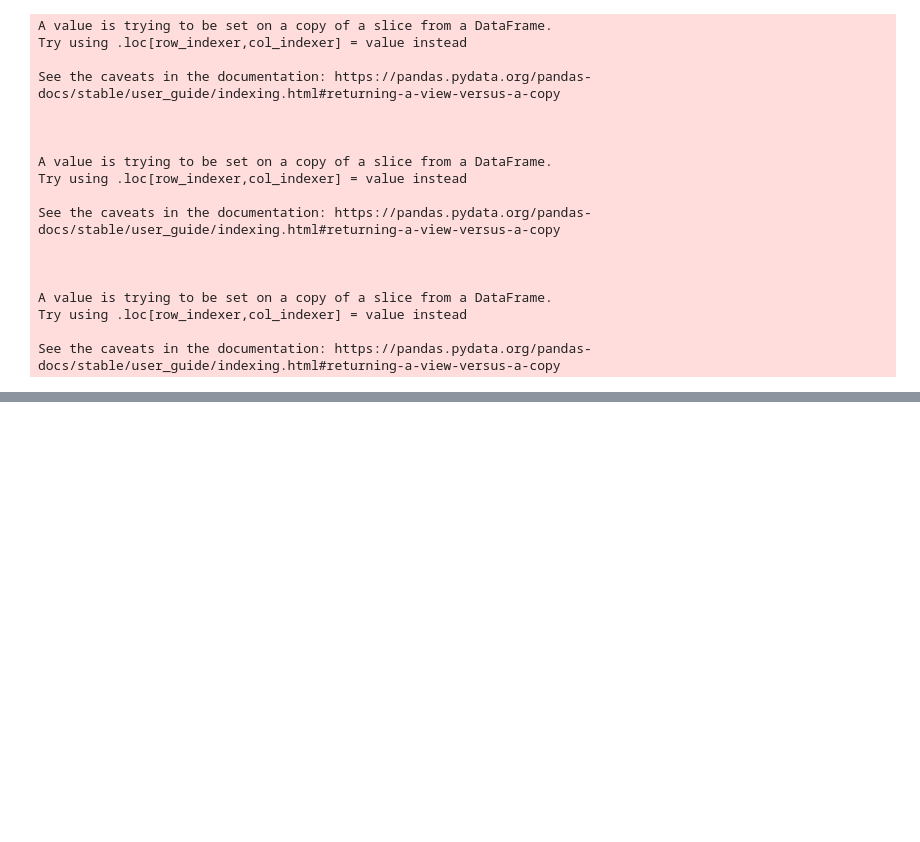
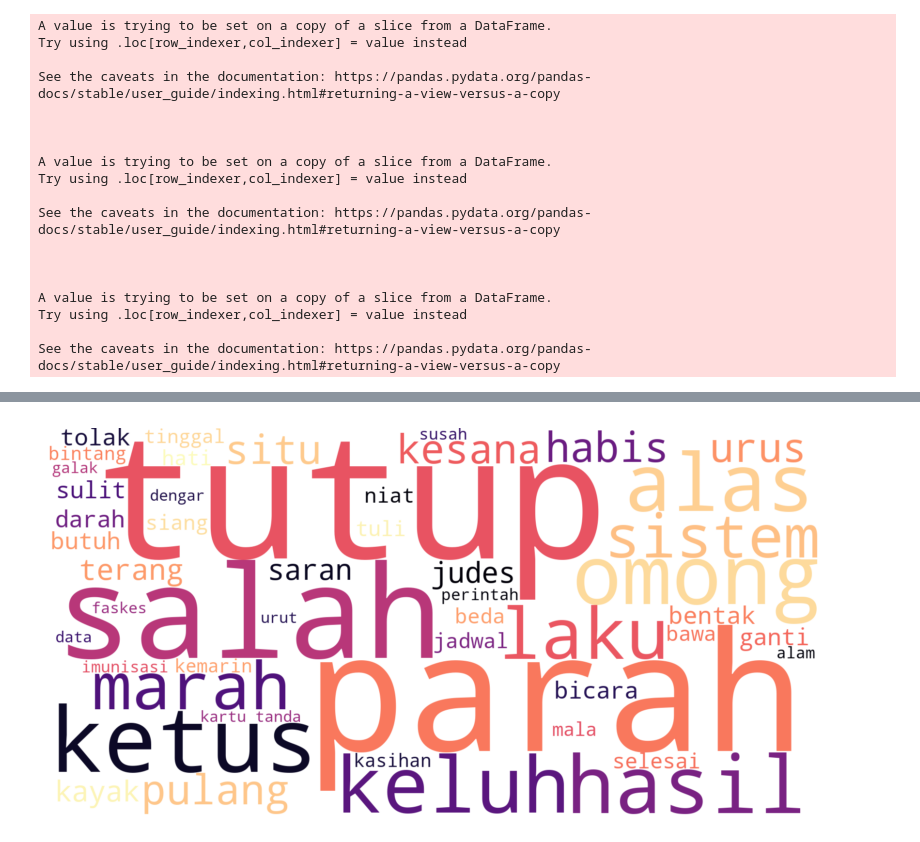
Before and after one commit to elskow/PuskesmasSbyAnalysis, a Jupyter notebook: 3-data analysis.ipynb, the cells around one changed output, grey strips where cells are left out. Cells and saved outputs as stored; diff of their text form; code cells hidden in the pictures; blank space fills up the shorter version.

```diff
--- a/3-data analysis.ipynb
+++ b/3-data analysis.ipynb
@@ -306,0 +367,11 @@ See the caveats in the documentation: https://pandas.pydata.org/pandas-docs/stab
+# %%
+# show top 5 words and sample reviews that contain the word with minimum 20 characters that are positive
+top_5_words = pd.Series(filtered_positive_reviews.split()).value_counts().head(10).index
+
+for word in top_5_words:
+    print(f"Word: {word}")
+    sample_reviews = predicted_data_puskesmas[predicted_data_puskesmas['cleaned_review_text'].str.contains(word) & (predicted_data_puskesmas['is_positive'] == 1) & (predicted_data_puskesmas['cleaned_review_text'].str.len() > 50)]
+    for idx, review in sample_reviews.sample(5)['review_text'].items():
+        print(f'{idx}: {review}')
+
+    print()
@@ -306,0 +396,47 @@ See the caveats in the documentation: https://pandas.pydata.org/pandas-docs/stab
+# %%
+from sklearn.feature_extraction.text import TfidfVectorizer
+import numpy as np
+from wordcloud import WordCloud
+import matplotlib.pyplot as plt
+
+all_reviews = predicted_data_puskesmas["cleaned_review_text"]
+
+vectorizer = TfidfVectorizer(stop_words='english', max_features=10000)
+
+tfidf_matrix = vectorizer.fit_transform(all_reviews)
+
+word_scores = np.sum(tfidf_matrix, axis=0)
+
+features = vectorizer.get_feature_names_out()
+scores = word_scores.A1
+word_score_dict = dict(zip(features, scores))
+
+sorted_words = sorted(word_score_dict.items(), key=lambda x: x[1], reverse=True)
+
+negative_reviews = ' '.join(predicted_data_puskesmas[predicted_data_puskesmas['is_positive'] == 0]['cleaned_review_text'])
+
+N = 100
+common_words = set([word for word, score in sorted_words[:N]])
+
+filtered_negative_reviews = ' '.join([word for word in negative_reviews.split() if word not in common_words])
+filtered_negative_reviews = ' '.join([word for word in filtered_negative_reviews.split() if word not in detail_puskesmas['puskesmas_name'].str.lower().str.split().str[1].values])
+
+stop_words = ["bu", "sih", "maaf", "oke", "ya", "aja", "udah", "ok", "suka", "pas", "sukses", "nyata", "ala", "tua", "jelek", "lihat", "nama", "eh"]
+
+filtered_negative_reviews = ' '.join([word for word in filtered_negative_reviews.split() if word not in stop_words])
+
+wordcloud = WordCloud(
+    width=1600,
+    height=800,
+    background_color="white",
+    max_words=50,
+    colormap="magma",
+    prefer_horizontal=1.0,
+).generate(filtered_negative_reviews)
+
+plt.figure(figsize=(10, 10))
+plt.imshow(wordcloud, interpolation="bilinear")
+plt.axis("off")
+plt.show()
+# %% [output]
+[figure, added]
```
Also changed, not shown: parts of 21 cells of this notebook, 1 other file.
